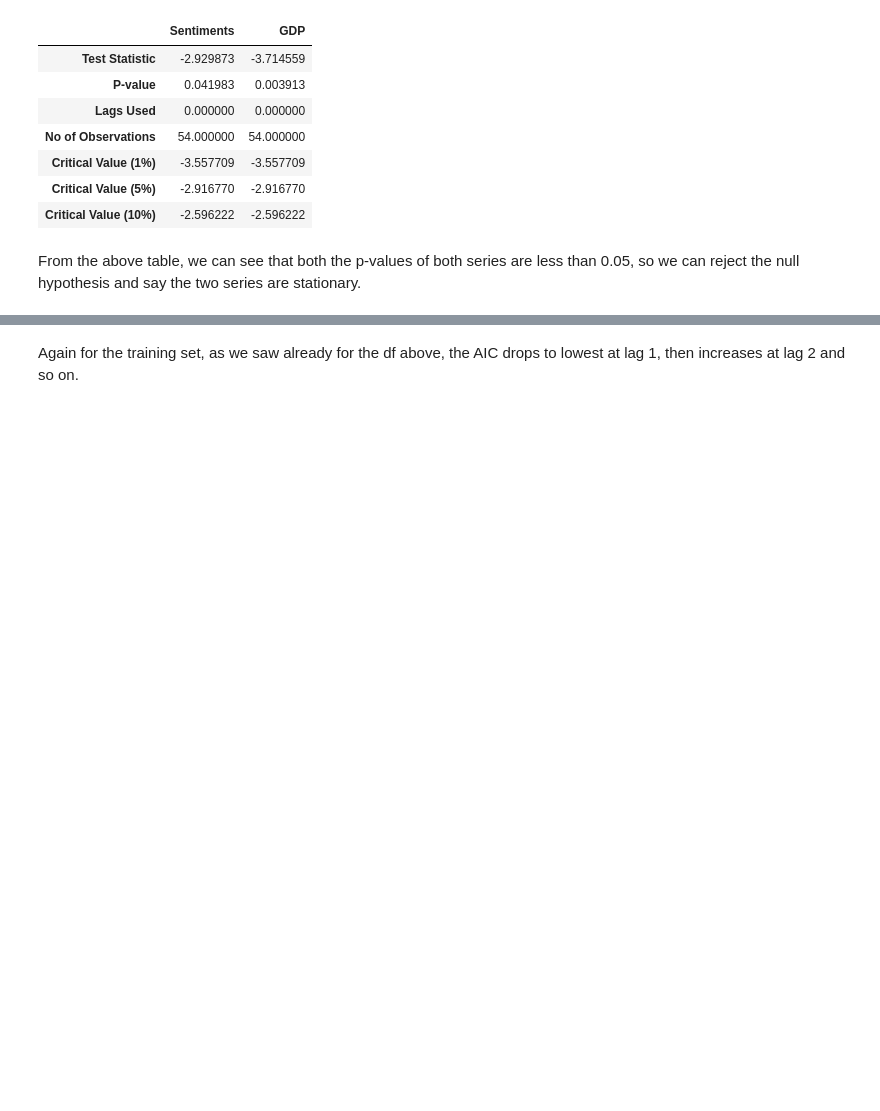
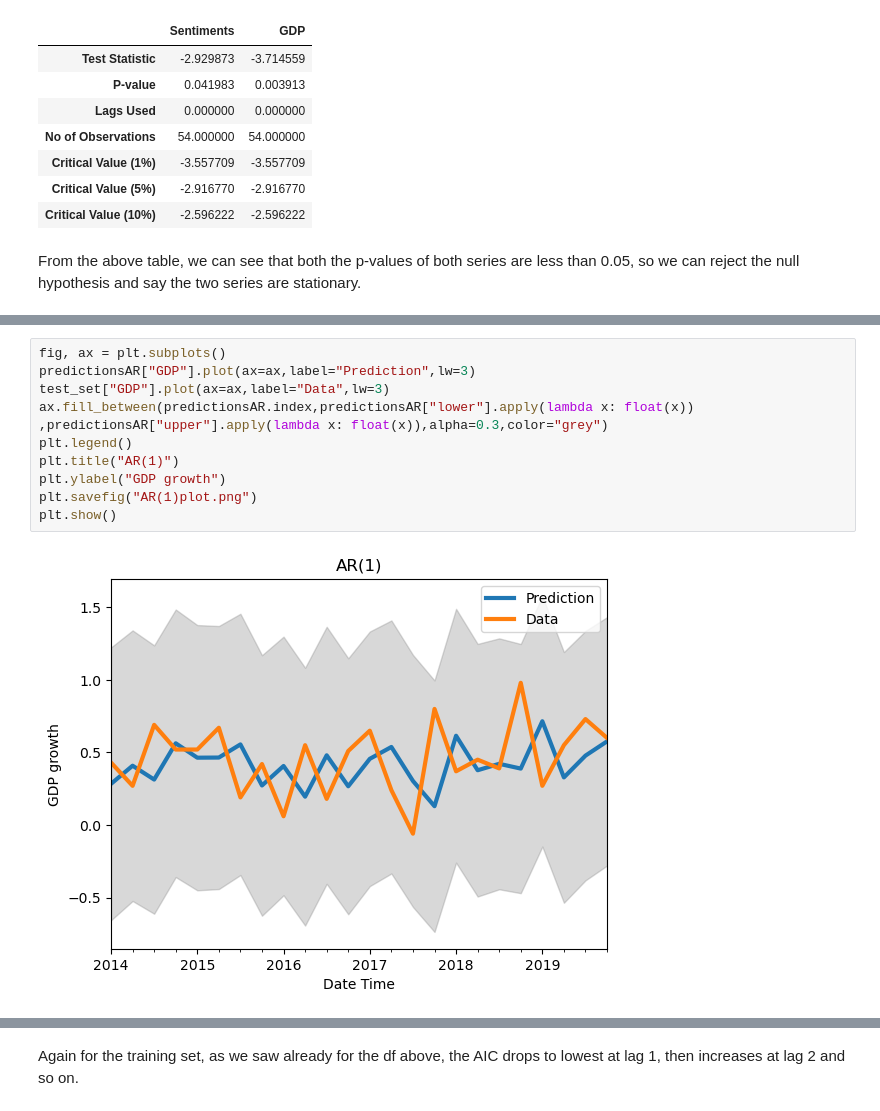
Before and after one commit to CatalinaEberle/now-casting, a Jupyter notebook: NowcastingGDPwithSentiments.ipynb, the cells around one changed output, grey strips where cells are left out. Cells and saved outputs as stored; diff of their text form; blank space fills up the shorter version.

```diff
--- a/NowcastingGDPwithSentiments.ipynb
+++ b/NowcastingGDPwithSentiments.ipynb
@@ -425,0 +516,12 @@ From the above table, we can see that both the p-values of both series are less
+# %%
+fig, ax = plt.subplots()
+predictionsAR["GDP"].plot(ax=ax,label="Prediction",lw=3)
+test_set["GDP"].plot(ax=ax,label="Data",lw=3)
+ax.fill_between(predictionsAR.index,predictionsAR["lower"].apply(lambda x: float(x)) ,predictionsAR["upper"].apply(lambda x: float(x)),alpha=0.3,color="grey")
+plt.legend()
+plt.title("AR(1)")
+plt.ylabel("GDP growth")
+plt.savefig("AR(1)plot.png")
+plt.show()
+# %% [output]
+[figure, added]
```
Also changed, not shown: parts of 41 cells of this notebook.
